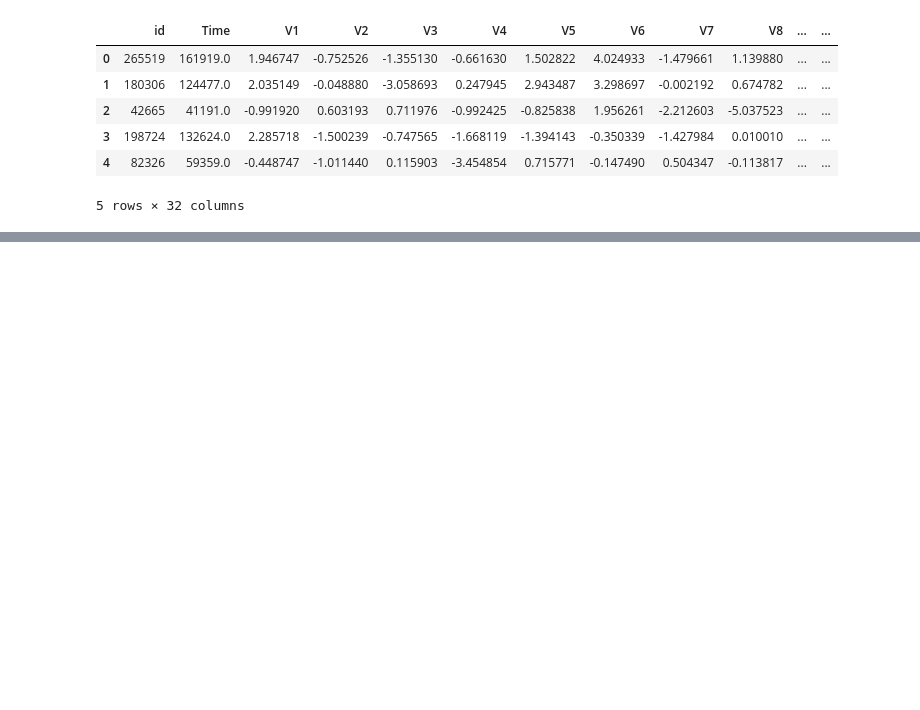
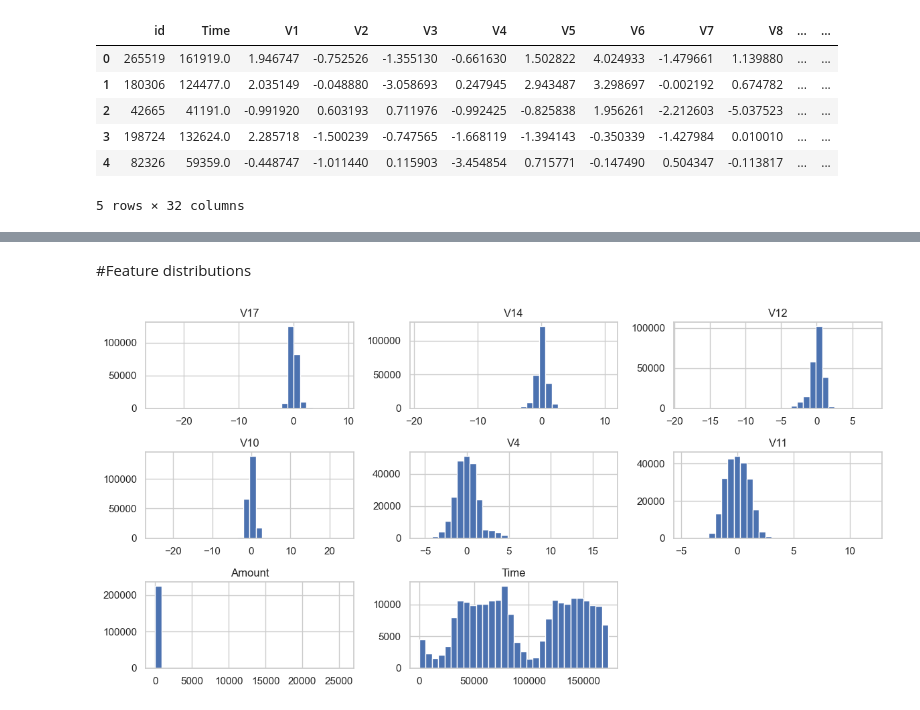
Before and after one commit to alicebarbosam/fraud-detection-kaggle, a Jupyter notebook: notebooks/eda.ipynb, the cells around one changed output, grey strips where cells are left out. Drawn from its saved outputs; the diff is of its cells as text; code cells hidden in the pictures; blank space fills up the shorter version.

```diff
--- a/notebooks/eda.ipynb
+++ b/notebooks/eda.ipynb
@@ -23,0 +133,10 @@ df.head()
+# %% [markdown]
+#Feature distributions
+# %%
+numeric_cols = ["V17","V14","V12","V10", "V4", "V11" ,"Amount", "Time"]
+#escolhidas de acordo com a feature correlation que eu fiz
+df[numeric_cols].hist(figsize=(12,6), bins=30)
+plt.tight_layout()
+plt.show()
+# %% [output]
+[figure, added]
```
Also changed, not shown: parts of 25 cells of this notebook.
